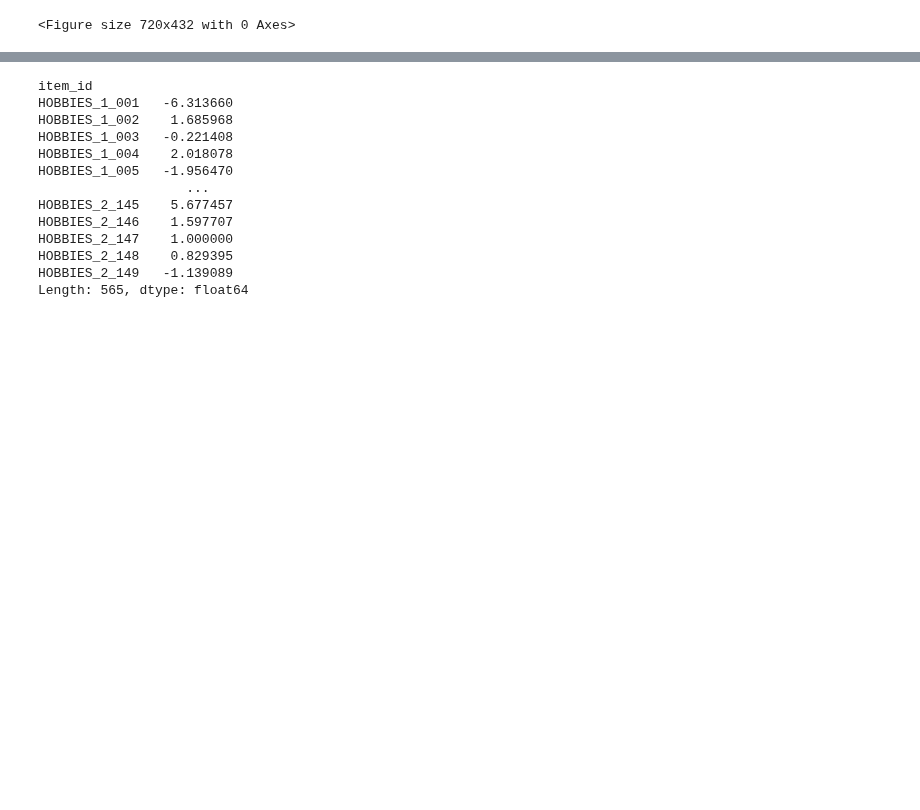
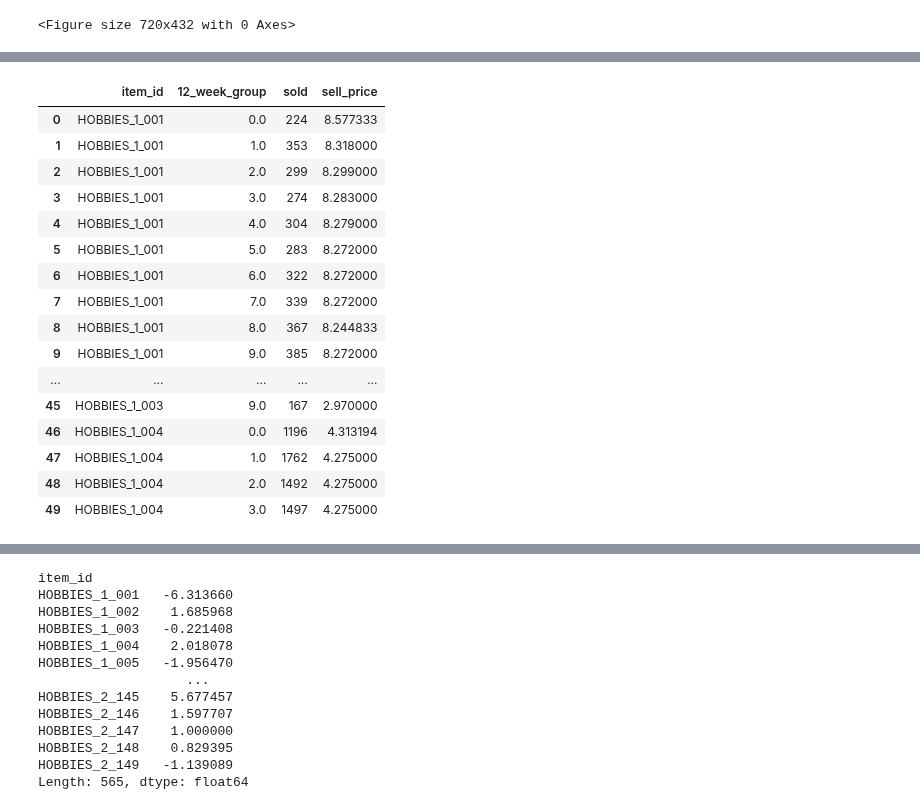
Before and after one commit to aaronmonash24/FYP, a Jupyter notebook: Data Analysis/PED.ipynb, the cells around one changed output, grey strips where cells are left out. Cells and saved outputs as stored; diff of their text form; code cells hidden in the pictures; blank space fills up the shorter version.

```diff
--- a/Data Analysis/PED.ipynb
+++ b/Data Analysis/PED.ipynb
@@ -71,0 +128,20 @@ Length: 5650, dtype: float64
+# %%
+ sum_sold_mean_price_12_weeks.head(50)
+# %% [output]
+|  | item_id | 12_week_group | sold | sell_price |
+| 0 | HOBBIES_1_001 | 0.0 | 224 | 8.577333 |
+| 1 | HOBBIES_1_001 | 1.0 | 353 | 8.318000 |
+| 2 | HOBBIES_1_001 | 2.0 | 299 | 8.299000 |
+| 3 | HOBBIES_1_001 | 3.0 | 274 | 8.283000 |
+| 4 | HOBBIES_1_001 | 4.0 | 304 | 8.279000 |
+| 5 | HOBBIES_1_001 | 5.0 | 283 | 8.272000 |
+| 6 | HOBBIES_1_001 | 6.0 | 322 | 8.272000 |
+| 7 | HOBBIES_1_001 | 7.0 | 339 | 8.272000 |
+| 8 | HOBBIES_1_001 | 8.0 | 367 | 8.244833 |
+| 9 | HOBBIES_1_001 | 9.0 | 385 | 8.272000 |
+| ... | ... | ... | ... | ... |
+| 45 | HOBBIES_1_003 | 9.0 | 167 | 2.970000 |
+| 46 | HOBBIES_1_004 | 0.0 | 1196 | 4.313194 |
+| 47 | HOBBIES_1_004 | 1.0 | 1762 | 4.275000 |
+| 48 | HOBBIES_1_004 | 2.0 | 1492 | 4.275000 |
+| 49 | HOBBIES_1_004 | 3.0 | 1497 | 4.275000 |
```
Also changed, not shown: parts of 8 cells of this notebook.
